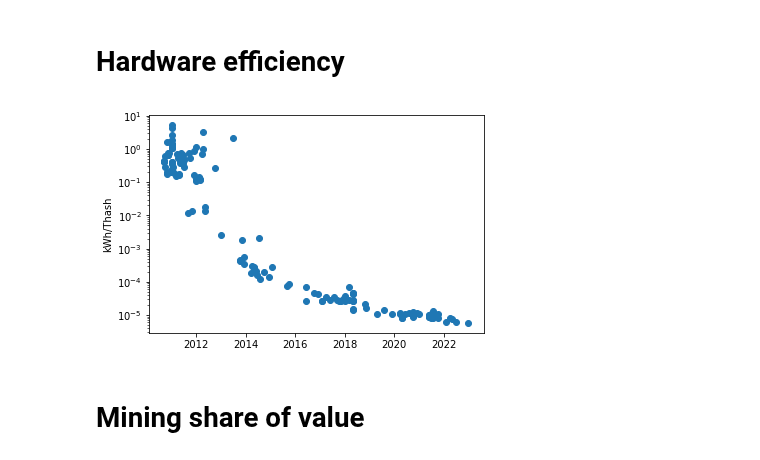
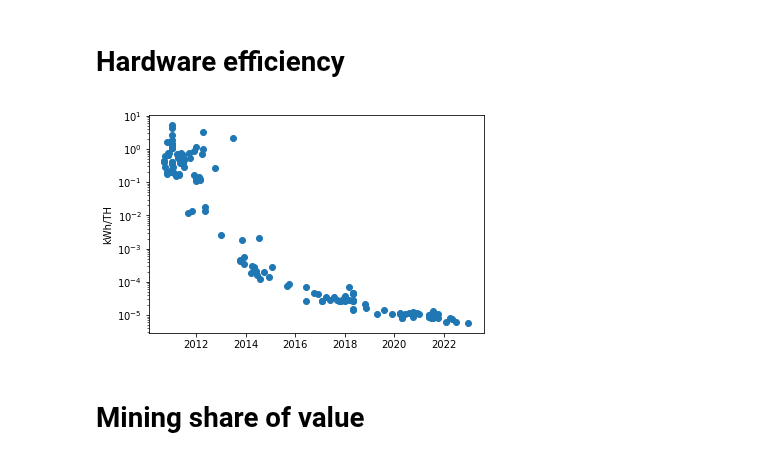
Before and after one commit to QRB-Labs/qrb, a Jupyter notebook: analysis/mining_dynamics.ipynb, the cells around one changed output. Drawn from its saved outputs; the diff is of its cells as text; code cells hidden in the pictures.

```diff
--- a/analysis/mining_dynamics.ipynb
+++ b/analysis/mining_dynamics.ipynb
@@ -14,8 +14,8 @@ with open('miners.csv') as datafile:
     reader = csv.DictReader(datafile)
     for rowdict in reader:
         rowdict['Power (kW)'] = float(re.search('([0-9])+',rowdict['Power']).group(0))/1000.0
-        rowdict['Hashrate (Th/s)'] = float(re.search('([0-9])+',rowdict['Hashrate']).group(0))
-        rowdict['alpha (kWh/Thash)']=rowdict['Power (kW)']/(rowdict['Hashrate (Th/s)']*3600)
+        rowdict['Hashrate (TH/s)'] = float(re.search('([0-9])+',rowdict['Hashrate']).group(0))
+        rowdict['alpha (kWh/TH)']=rowdict['Power (kW)']/(rowdict['Hashrate (TH/s)']*3600)
         rowdict['Date'] = dt.datetime.strptime(rowdict['Date'], '%b %Y').date()
         miners.append(rowdict)
 
@@ -26,7 +26,7 @@ with open('miners2.csv') as datafile:
     for rowdict in reader:
         if list(rowdict.values())[0].startswith('#'):
             continue
-        rowdict['alpha (kWh/Thash)']=float(rowdict['Efficiency'])/(3600*1000.0)
+        rowdict['alpha (kWh/TH)']=float(rowdict['Efficiency'])/(3600*1000.0)
         rowdict['Date'] = dt.datetime.strptime(rowdict['Date'], '%d/%m/%Y').date()
         if rowdict['Date'] < pd.to_datetime('2010-09-01'):
             continue
@@ -34,16 +34,16 @@ with open('miners2.csv') as datafile:
 
 miners_df = pd.DataFrame(miners).set_index('Date')
 miners_df.index=pd.to_datetime(miners_df.index)
-miners_df.sort_values(by='alpha (kWh/Thash)', ascending=False, inplace=True)
+miners_df.sort_values(by='alpha (kWh/TH)', ascending=False, inplace=True)
 miners_df.sort_index(inplace=True)
 # %%
 import matplotlib.pyplot as plt
 
-plt.scatter(x=miners_df.index, y=miners_df['alpha (kWh/Thash)'])
-plt.ylabel('kWh/Thash')
+plt.scatter(x=miners_df.index, y=miners_df['alpha (kWh/TH)'])
+plt.ylabel('kWh/TH')
 plt.yscale('log')
 # %% [output]
-[figure, old version]
+[figure, new version]
 # %% [markdown]
 # Mining share of value
 # %%
```
Also changed, not shown: parts of 8 cells of this notebook.
